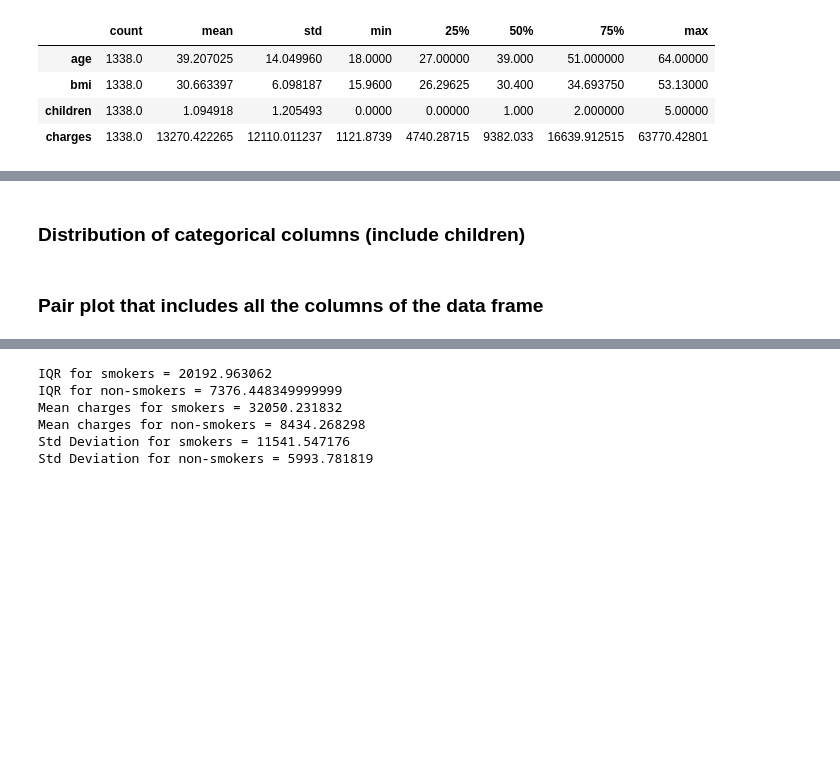
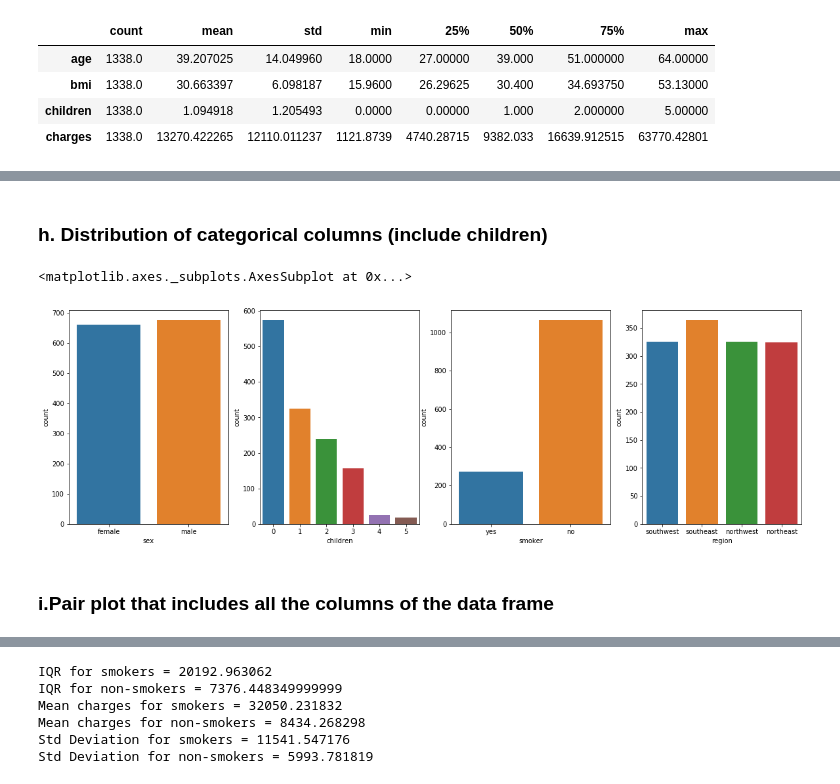
Before and after one commit to GreatLearningAIML1/bangalore-aug19-batch-pavan88, a Jupyter notebook: R2-Project-2-Statistical Learning.ipynb, the cells around one changed output, grey strips where cells are left out. Saved outputs shown, nothing was run; the diff lists cells and outputs as text; code cells hidden in the pictures; blank space fills up the shorter version.

```diff
--- a/R2-Project-2-Statistical Learning.ipynb
+++ b/R2-Project-2-Statistical Learning.ipynb
@@ -131,4 +122,14 @@ We can see high outliers with charges more
 # %% [markdown]
-### Distribution of categorical columns (include children)
+### h. Distribution of categorical columns (include children)
+# %%
+fig, (ax1, ax2, ax3, ax4) = plt.subplots(1,4,figsize=(20,6))
+
+sns.countplot(insurance_data['sex'],ax=ax1)
+sns.countplot(insurance_data['children'],ax=ax2)
+sns.countplot(insurance_data['smoker'],ax=ax3)
+sns.countplot(insurance_data['region'],ax=ax4)
+# %% [output]
+<matplotlib.axes._subplots.AxesSubplot at 0x...>
+[figure, added]
 # %% [markdown]
-### Pair plot that includes all the columns of the data frame
+### i.Pair plot that includes all the columns of the data frame
```
Also changed, not shown: parts of 44 cells of this notebook.
